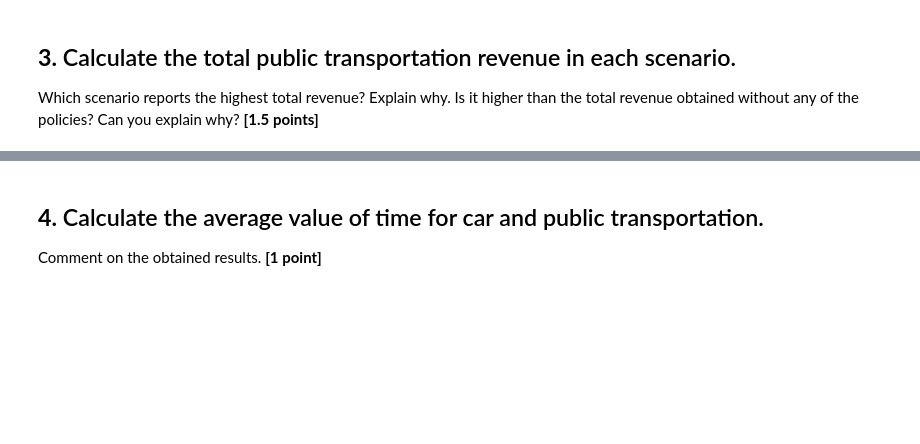
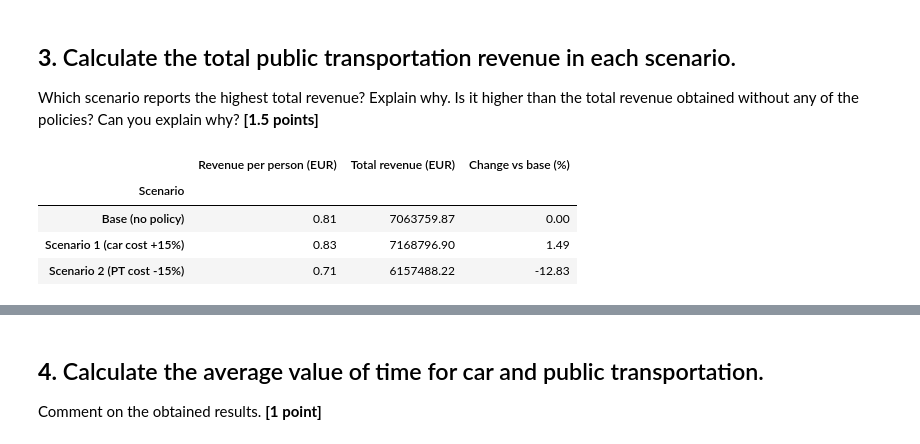
Before and after one commit to chloeruiz0300/Assignment, a Jupyter notebook: Market Shares and Forecasting.ipynb, the cells around one changed output, grey strips where cells are left out. Saved outputs shown, nothing was run; the diff lists cells and outputs as text; code cells hidden in the pictures; blank space fills up the shorter version.

```diff
--- a/Market Shares and Forecasting.ipynb
+++ b/Market Shares and Forecasting.ipynb
@@ -1059,3 +1059,37 @@ higher than the total revenue obtained without any of the policies? Can
 you explain why? **[1.5 points]**
 # %%
 # Your answer here: total public transport revenue per scenario
+import numpy as np
+
+N_pop = N1 + N2 + N3 + N4          # population from ONS 2015 (cell 37)
+w = df['Weight'].values            # stratum weights
+fare_base = (df['cost_transit'] * 1.16).values   # euro fare, same as cost_pt_euro
+fare_s2 = 0.85 * fare_base                        # scenario 2: 15% cheaper fares
+
+p_base = simulated_values['pt'].values
+p_s1 = simulated_scenario_1['Prob. pt'].values
+p_s2 = simulated_scenario_2['Prob. pt'].values
+
+def pt_revenue(prob, fare):
+    # weighted average revenue per person (euros), then scaled to the population
+    per_person = np.average(prob * fare, weights=w)
+    return per_person, per_person * N_pop
+
+rev = {
+    'Base (no policy)': pt_revenue(p_base, fare_base),
+    'Scenario 1 (car cost +15%)': pt_revenue(p_s1, fare_base),
+    'Scenario 2 (PT cost -15%)': pt_revenue(p_s2, fare_s2),
+}
+revenue_table = pd.DataFrame(
+    [(k, v[0], v[1]) for k, v in rev.items()],
+    columns=['Scenario', 'Revenue per person (EUR)', 'Total revenue (EUR)'],
+).set_index('Scenario')
+base_total = rev['Base (no policy)'][1]
+revenue_table['Change vs base (%)'] = 100 * (revenue_table['Total revenue (EUR)'] / base_total - 1)
+display(revenue_table.round(2))
+# %% [output]
+|  | Revenue per person (EUR) | Total revenue (EUR) | Change vs base (%) |
+| Scenario |  |  |  |
+| Base (no policy) | 0.81 | 7063759.87 | 0.00 |
+| Scenario 1 (car cost +15%) | 0.83 | 7168796.90 | 1.49 |
+| Scenario 2 (PT cost -15%) | 0.71 | 6157488.22 | -12.83 |
```
Also changed, not shown: parts of 3 cells of this notebook.
